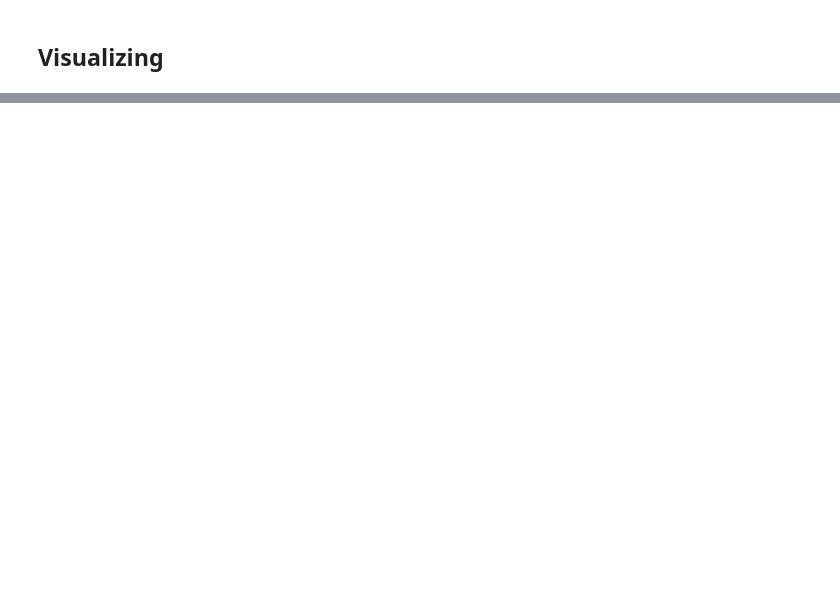
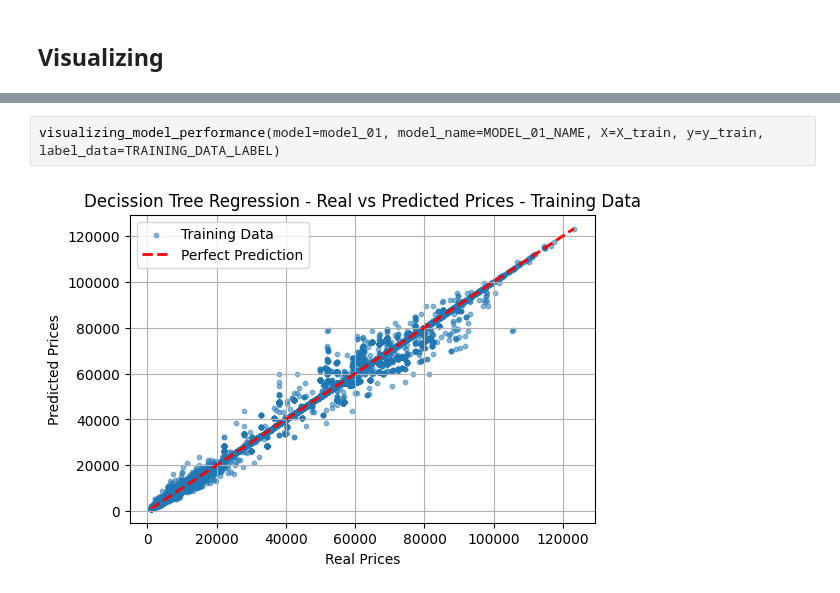
Before and after one commit to MaCh1Ne01/mle-specialization-01, a Jupyter notebook: notebooks/regression_model.ipynb, the cells around one changed output, grey strips where cells are left out. Cells and saved outputs as stored; diff of their text form; blank space fills up the shorter version.

```diff
--- a/notebooks/regression_model.ipynb
+++ b/notebooks/regression_model.ipynb
@@ -66,0 +103,4 @@ plt.grid(True)
+# %%
+visualizing_model_performance(model=model_01, model_name=MODEL_01_NAME, X=X_train, y=y_train, label_data=TRAINING_DATA_LABEL)
+# %% [output]
+[figure, added]
```
Also changed, not shown: parts of 23 cells of this notebook, 4 other files.
